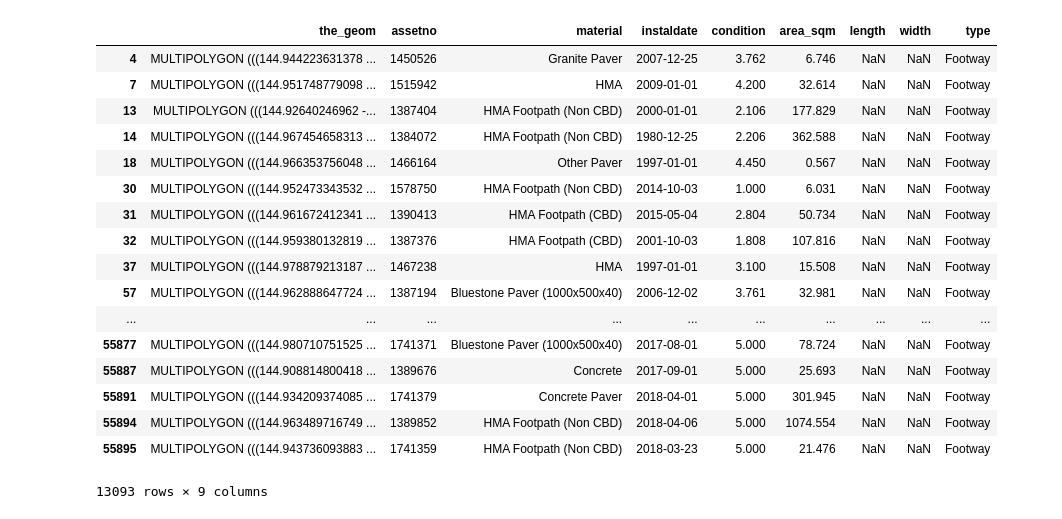
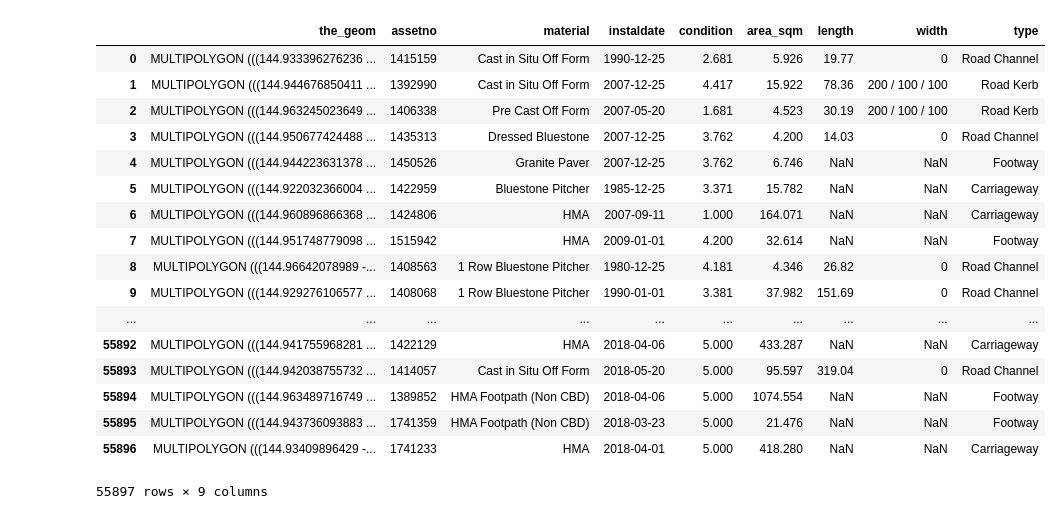
Before and after one commit to MattMa0101/fair_journey, a Jupyter notebook: Untitled.ipynb, the cells around one changed output. Drawn from its saved outputs; the diff is of its cells as text; code cells hidden in the pictures.

```diff
--- a/Untitled.ipynb
+++ b/Untitled.ipynb
@@ -63,27 +148,27 @@ with open('myfile.geojson', 'w') as f:
 surface = pd.read_csv("com_road_surfaces.csv")
 # %%
 footway = surface[surface.type == "Footway"]
-# %%
-footway
-# %% [output]
-|  | the_geom | assetno | material | instaldate | condition | area_sqm | length | width | type |
-| 4 | MULTIPOLYGON (((144.944223631378 ... | 1450526 | Granite Paver | 2007-12-25 | 3.762 | 6.746 | NaN | NaN | Footway |
-| 7 | MULTIPOLYGON (((144.951748779098 ... | 1515942 | HMA | 2009-01-01 | 4.200 | 32.614 | NaN | NaN | Footway |
-| 13 | MULTIPOLYGON (((144.92640246962 -... | 1387404 | HMA Footpath (Non CBD) | 2000-01-01 | 2.106 | 177.829 | NaN | NaN | Footway |
-| 14 | MULTIPOLYGON (((144.967454658313 ... | 1384072 | HMA Footpath (Non CBD) | 1980-12-25 | 2.206 | 362.588 | NaN | NaN | Footway |
-| 18 | MULTIPOLYGON (((144.966353756048 ... | 1466164 | Other Paver | 1997-01-01 | 4.450 | 0.567 | NaN | NaN | Footway |
-| 30 | MULTIPOLYGON (((144.952473343532 ... | 1578750 | HMA Footpath (Non CBD) | 2014-10-03 | 1.000 | 6.031 | NaN | NaN | Footway |
-| 31 | MULTIPOLYGON (((144.961672412341 ... | 1390413 | HMA Footpath (CBD) | 2015-05-04 | 2.804 | 50.734 | NaN | NaN | Footway |
-| 32 | MULTIPOLYGON (((144.959380132819 ... | 1387376 | HMA Footpath (CBD) | 2001-10-03 | 1.808 | 107.816 | NaN | NaN | Footway |
-| 37 | MULTIPOLYGON (((144.978879213187 ... | 1467238 | HMA | 1997-01-01 | 3.100 | 15.508 | NaN | NaN | Footway |
-| 57 | MULTIPOLYGON (((144.962888647724 ... | 1387194 | Bluestone Paver (1000x500x40) | 2006-12-02 | 3.761 | 32.981 | NaN | NaN | Footway |
-| ... | ... | ... | ... | ... | ... | ... | ... | ... | ... |
-| 55877 | MULTIPOLYGON (((144.980710751525 ... | 1741371 | Bluestone Paver (1000x500x40) | 2017-08-01 | 5.000 | 78.724 | NaN | NaN | Footway |
-| 55887 | MULTIPOLYGON (((144.908814800418 ... | 1389676 | Concrete | 2017-09-01 | 5.000 | 25.693 | NaN | NaN | Footway |
-| 55891 | MULTIPOLYGON (((144.934209374085 ... | 1741379 | Concrete Paver | 2018-04-01 | 5.000 | 301.945 | NaN | NaN | Footway |
-| 55894 | MULTIPOLYGON (((144.963489716749 ... | 1389852 | HMA Footpath (Non CBD) | 2018-04-06 | 5.000 | 1074.554 | NaN | NaN | Footway |
-| 55895 | MULTIPOLYGON (((144.943736093883 ... | 1741359 | HMA Footpath (Non CBD) | 2018-03-23 | 5.000 | 21.476 | NaN | NaN | Footway |
-13093 rows × 9 columns
+# %%
+surface
+# %% [output]
+|  | the_geom | assetno | material | instaldate | condition | area_sqm | length | width | type |
+| 0 | MULTIPOLYGON (((144.933396276236 ... | 1415159 | Cast in Situ Off Form | 1990-12-25 | 2.681 | 5.926 | 19.77 | 0 | Road Channel |
+| 1 | MULTIPOLYGON (((144.944676850411 ... | 1392990 | Cast in Situ Off Form | 2007-12-25 | 4.417 | 15.922 | 78.36 | 200 / 100 / 100 | Road Kerb |
+| 2 | MULTIPOLYGON (((144.963245023649 ... | 1406338 | Pre Cast Off Form | 2007-05-20 | 1.681 | 4.523 | 30.19 | 200 / 100 / 100 | Road Kerb |
+| 3 | MULTIPOLYGON (((144.950677424488 ... | 1435313 | Dressed Bluestone | 2007-12-25 | 3.762 | 4.200 | 14.03 | 0 | Road Channel |
+| 4 | MULTIPOLYGON (((144.944223631378 ... | 1450526 | Granite Paver | 2007-12-25 | 3.762 | 6.746 | NaN | NaN | Footway |
+| 5 | MULTIPOLYGON (((144.922032366004 ... | 1422959 | Bluestone Pitcher | 1985-12-25 | 3.371 | 15.782 | NaN | NaN | Carriageway |
+| 6 | MULTIPOLYGON (((144.960896866368 ... | 1424806 | HMA | 2007-09-11 | 1.000 | 164.071 | NaN | NaN | Carriageway |
+| 7 | MULTIPOLYGON (((144.951748779098 ... | 1515942 | HMA | 2009-01-01 | 4.200 | 32.614 | NaN | NaN | Footway |
+| 8 | MULTIPOLYGON (((144.96642078989 -... | 1408563 | 1 Row Bluestone Pitcher | 1980-12-25 | 4.181 | 4.346 | 26.82 | 0 | Road Channel |
+| 9 | MULTIPOLYGON (((144.929276106577 ... | 1408068 | 1 Row Bluestone Pitcher | 1990-01-01 | 3.381 | 37.982 | 151.69 | 0 | Road Channel |
+| ... | ... | ... | ... | ... | ... | ... | ... | ... | ... |
+| 55892 | MULTIPOLYGON (((144.941755968281 ... | 1422129 | HMA | 2018-04-06 | 5.000 | 433.287 | NaN | NaN | Carriageway |
+| 55893 | MULTIPOLYGON (((144.942038755732 ... | 1414057 | Cast in Situ Off Form | 2018-05-20 | 5.000 | 95.597 | 319.04 | 0 | Road Channel |
+| 55894 | MULTIPOLYGON (((144.963489716749 ... | 1389852 | HMA Footpath (Non CBD) | 2018-04-06 | 5.000 | 1074.554 | NaN | NaN | Footway |
+| 55895 | MULTIPOLYGON (((144.943736093883 ... | 1741359 | HMA Footpath (Non CBD) | 2018-03-23 | 5.000 | 21.476 | NaN | NaN | Footway |
+| 55896 | MULTIPOLYGON (((144.93409896429 -... | 1741233 | HMA | 2018-04-01 | 5.000 | 418.280 | NaN | NaN | Carriageway |
+55897 rows × 9 columns
 # %%
 list = []
 for i in footway.the_geom[13][16:-3].split(','):
```
Also changed, not shown: parts of 10 cells of this notebook, 4 other files.
